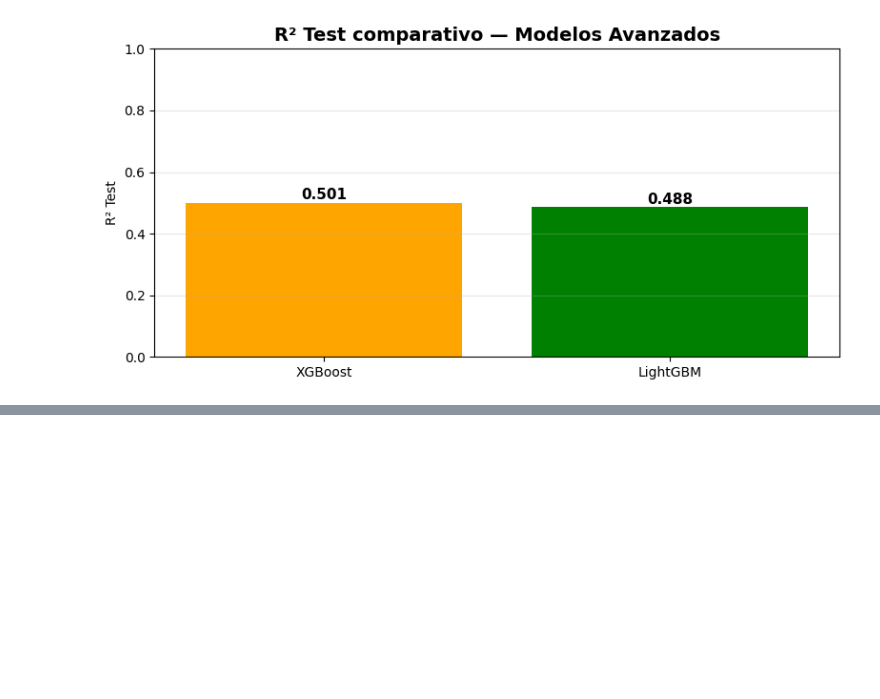
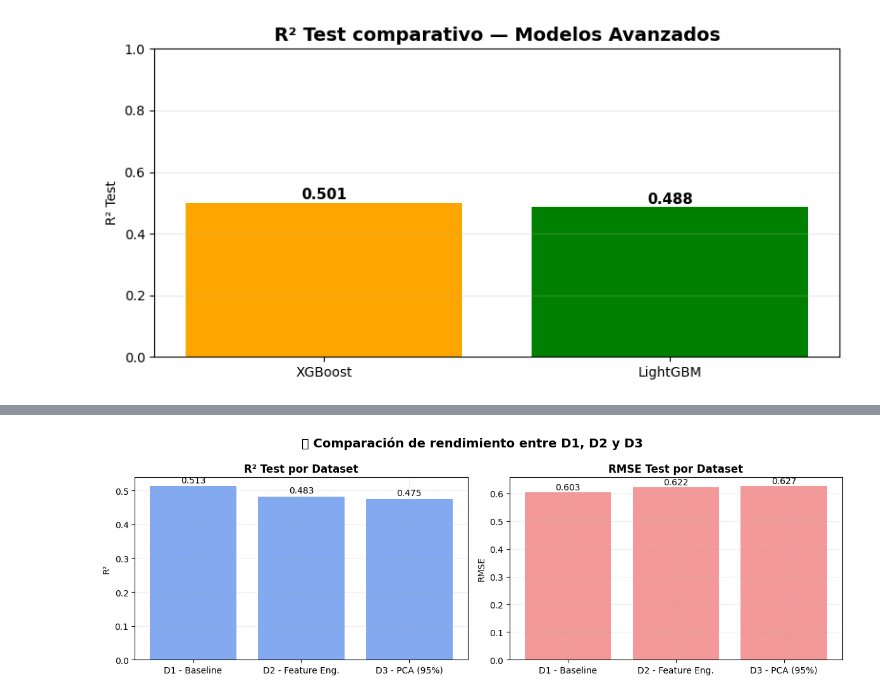
Before and after one commit to anamariaSemanate/ml-tarea1-vinos, a Jupyter notebook: notebooks/03_regresion.ipynb, the cells around one changed output, grey strips where cells are left out. Cells and saved outputs as stored; diff of their text form; code cells hidden in the pictures; blank space fills up the shorter version.

```diff
--- a/notebooks/03_regresion.ipynb
+++ b/notebooks/03_regresion.ipynb
@@ -1693,0 +2106,97 @@ KeyboardInterrupt:
+# %%
+# ======================================================================
+# PASO 4️⃣: ENTRENAMIENTO Y COMPARACIÓN DE MODELOS EN LOS 3 DATASETS
+# ======================================================================
+
+from sklearn.ensemble import RandomForestRegressor
+from sklearn.metrics import mean_squared_error, mean_absolute_error, r2_score, mean_absolute_percentage_error
+import matplotlib.pyplot as plt
+import numpy as np
+import pandas as pd
+
+# =====================================================
+# 1️⃣ Función auxiliar para entrenar y evaluar un modelo
+# =====================================================
+def evaluar_modelo(X_train, X_test, y_train, y_test, nombre_dataset):
+    modelo = RandomForestRegressor(
+        n_estimators=600,
+        max_depth=40,
+        min_samples_split=2,
+        min_samples_leaf=1,
+        max_features='sqrt',
+        random_state=42,
+        n_jobs=-1
+    )
+
+    modelo.fit(X_train, y_train)
+    y_pred_train = modelo.predict(X_train)
+    y_pred_test  = modelo.predict(X_test)
+
+    # Métricas
+    r2_train = r2_score(y_train, y_pred_train)
+    r2_test  = r2_score(y_test, y_pred_test)
+    rmse_train = np.sqrt(mean_squared_error(y_train, y_pred_train))
+    rmse_test  = np.sqrt(mean_squared_error(y_test, y_pred_test))
+    mae_train  = mean_absolute_error(y_train, y_pred_train)
+    mae_test   = mean_absolute_error(y_test, y_pred_test)
+    mape_train = mean_absolute_percentage_error(y_train, y_pred_train)
+    mape_test  = mean_absolute_percentage_error(y_test, y_pred_test)
+
+    return {
+        "Dataset": nombre_dataset,
+        "R² Train": r2_train, "R² Test": r2_test,
+        "RMSE Train": rmse_train, "RMSE Test": rmse_test,
+        "MAE Train": mae_train, "MAE Test": mae_test,
+        "MAPE Train": mape_train * 100, "MAPE Test": mape_test * 100
+    }
+
+# =====================================================
+# 2️⃣ Entrenar en cada dataset
+# =====================================================
+resultados = []
+Xy_sets = [
+    ("D1 - Baseline", X_train_d1, X_test_d1),
+    ("D2 - Feature Eng.", X_train_d2, X_test_d2),
+    ("D3 - PCA (95%)", X_train_d3, X_test_d3)
+]
+
+for nombre, Xtr, Xte in Xy_sets:
+    print(f"\n⏳ Entrenando modelo en {nombre}...")
+    res = evaluar_modelo(Xtr, Xte, y_train, y_test, nombre)
+    resultados.append(res)
+
+# =====================================================
+# 3️⃣ Mostrar tabla comparativa ordenada por R² Test
+# =====================================================
+df_res = pd.DataFrame(resultados).sort_values(by="R² Test", ascending=False).reset_index(drop=True)
+
+print("\n" + "="*80)
+print("📊 COMPARACIÓN DE MODELOS POR DATASET")
+print("="*80)
+display(df_res)
+
+# =====================================================
+# 4️⃣ Visualización comparativa (R² y RMSE)
+# =====================================================
+fig, axes = plt.subplots(1, 2, figsize=(12, 4))
+
+# --- Gráfico 1: R² Test ---
+axes[0].bar(df_res["Dataset"], df_res["R² Test"], color="cornflowerblue", alpha=0.8)
+for i, v in enumerate(df_res["R² Test"]):
+    axes[0].text(i, v + 0.01, f"{v:.3f}", ha='center', fontsize=10)
+axes[0].set_title("R² Test por Dataset", fontsize=12, fontweight='bold')
+axes[0].set_ylabel("R²")
+axes[0].grid(alpha=0.3, linestyle='--')
+
+# --- Gráfico 2: RMSE Test ---
+axes[1].bar(df_res["Dataset"], df_res["RMSE Test"], color="lightcoral", alpha=0.8)
+for i, v in enumerate(df_res["RMSE Test"]):
+    axes[1].text(i, v + 0.01, f"{v:.3f}", ha='center', fontsize=10)
+axes[1].set_title("RMSE Test por Dataset", fontsize=12, fontweight='bold')
+axes[1].set_ylabel("RMSE")
+axes[1].grid(alpha=0.3, linestyle='--')
+
+plt.suptitle("📈 Comparación de rendimiento entre D1, D2 y D3", fontsize=14, fontweight='bold')
+plt.tight_layout()
+plt.show()
+# %% [output]
@@ -1693,0 +2216 @@ KeyboardInterrupt:
+[figure, added]
```
Also changed, not shown: parts of 30 cells of this notebook.
